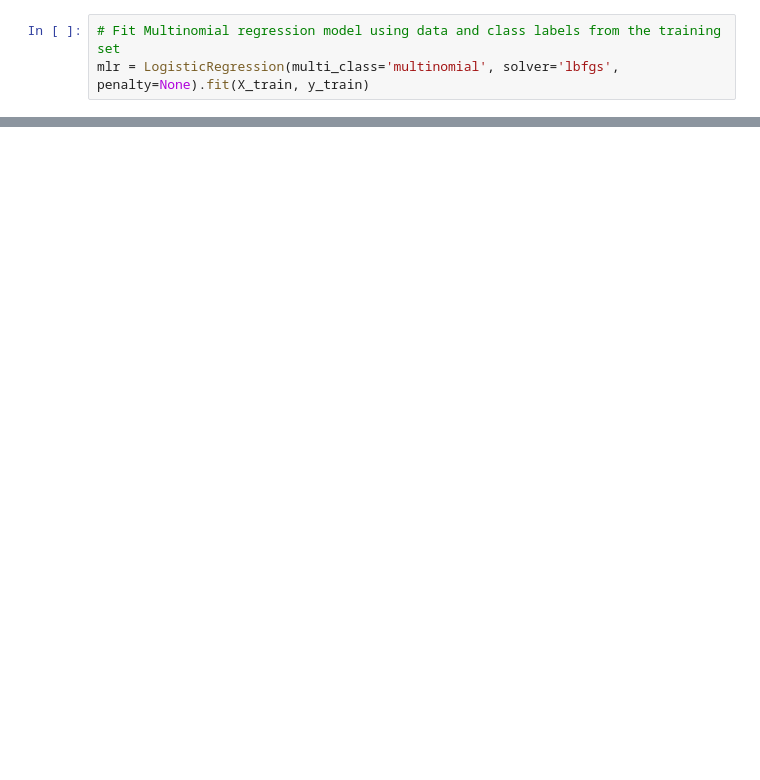
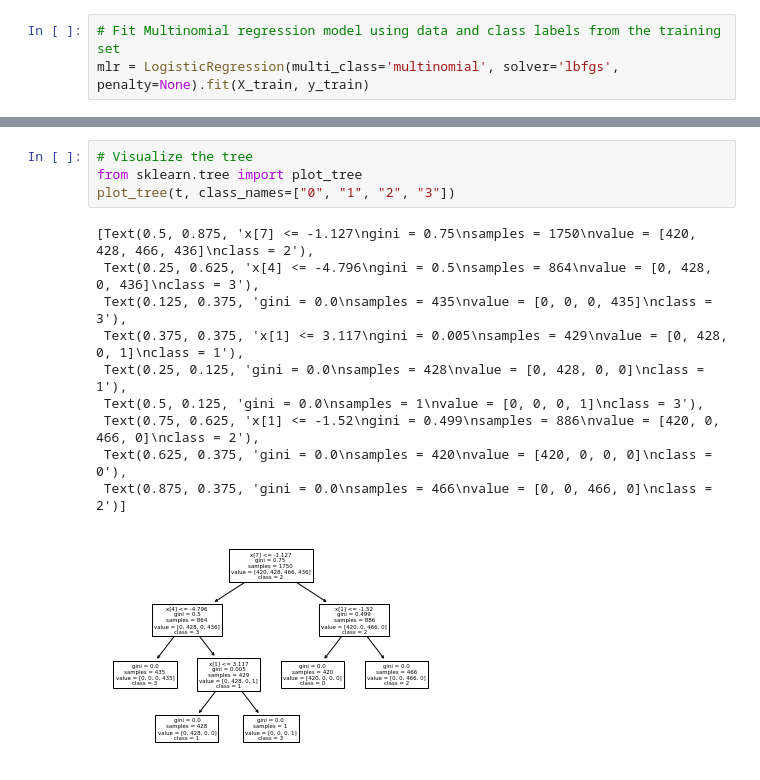
Before and after one commit to not-anwaar/quant_spec_coding_atlanta, a Jupyter notebook: Question1/Q1 - Unsupervised and Supervised Learning.ipynb, the cells around one changed output, grey strips where cells are left out. Drawn from its saved outputs; the diff is of its cells as text; blank space fills up the shorter version.

```diff
--- a/Question1/Q1 - Unsupervised and Supervised Learning.ipynb
+++ b/Question1/Q1 - Unsupervised and Supervised Learning.ipynb
@@ -173,0 +176,15 @@ weighted avg       0.99      0.99      0.99       750
+# %%
+# Visualize the tree
+from sklearn.tree import plot_tree
+plot_tree(t, class_names=["0", "1", "2", "3"])
+# %% [output]
+[Text(0.5, 0.875, 'x[7] <= -1.127\ngini = 0.75\nsamples = 1750\nvalue = [420, 428, 466, 436]\nclass = 2'),
+ Text(0.25, 0.625, 'x[4] <= -4.796\ngini = 0.5\nsamples = 864\nvalue = [0, 428, 0, 436]\nclass = 3'),
+ Text(0.125, 0.375, 'gini = 0.0\nsamples = 435\nvalue = [0, 0, 0, 435]\nclass = 3'),
+ Text(0.375, 0.375, 'x[1] <= 3.117\ngini = 0.005\nsamples = 429\nvalue = [0, 428, 0, 1]\nclass = 1'),
+ Text(0.25, 0.125, 'gini = 0.0\nsamples = 428\nvalue = [0, 428, 0, 0]\nclass = 1'),
+ Text(0.5, 0.125, 'gini = 0.0\nsamples = 1\nvalue = [0, 0, 0, 1]\nclass = 3'),
+ Text(0.75, 0.625, 'x[1] <= -1.52\ngini = 0.499\nsamples = 886\nvalue = [420, 0, 466, 0]\nclass = 2'),
+ Text(0.625, 0.375, 'gini = 0.0\nsamples = 420\nvalue = [420, 0, 0, 0]\nclass = 0'),
+ Text(0.875, 0.375, 'gini = 0.0\nsamples = 466\nvalue = [0, 0, 466, 0]\nclass = 2')]
+[figure, added]
```
Also changed, not shown: parts of 14 cells of this notebook.
